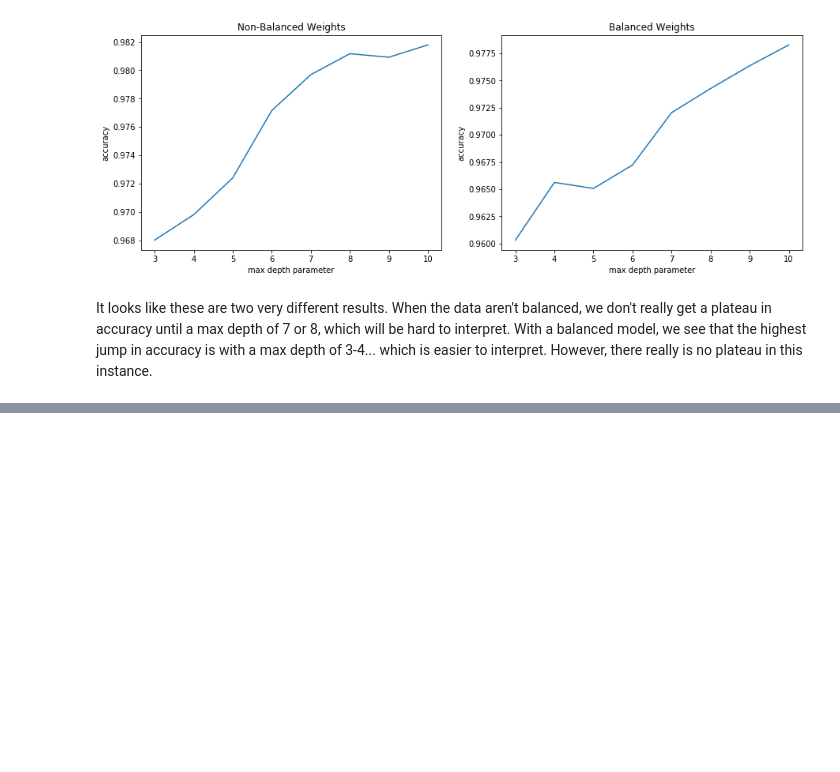
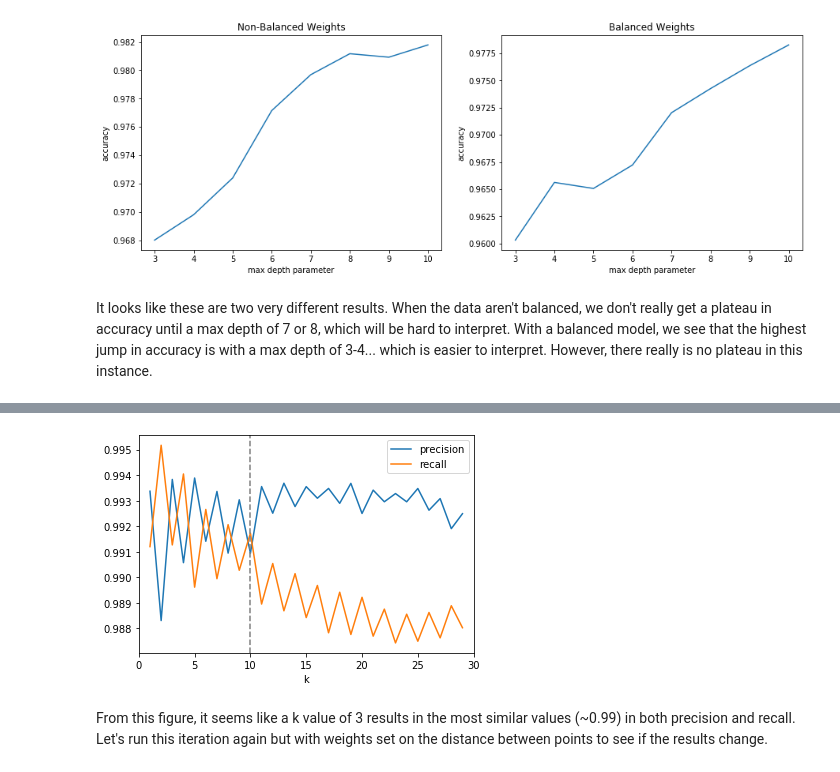
Before and after one commit to echelleburns/SpringBoard-Capstone1, a Jupyter notebook: Machine_Learning/Machine_Learning.ipynb, the cells around one changed output, grey strips where cells are left out. Saved outputs shown, nothing was run; the diff lists cells and outputs as text; code cells hidden in the pictures; blank space fills up the shorter version.

```diff
--- a/Machine_Learning/Machine_Learning.ipynb
+++ b/Machine_Learning/Machine_Learning.ipynb
@@ -228,5 +287,6 @@ gb = GradientBoostingClassifier()
     # set classifier
 clf = GridSearchCV(gb, parameters, cv=5)
     # run grid search with a fold of 5
-clf.fit(X, y.values.ravel()) # fit to the data
+clf.fit(X_train, y_train) # fit to the data
+print(clf.best_params_) # get the best parameters
 # %% [output]
@@ -256,0 +316,18 @@ Above suggests that we should use a learning rate of 0.075, a max depth of 3 and
+# %%
+# Grid Search for SGDC
+parameters = {'penalty':('l2', 'l1', 'elasticnet'),
+              'alpha':[0.0001, 0.001, 0.01],
+              'l1_ratio': [0, 0.15, 0.5, 0.75, 1],
+              'max_iter':[100, 1000, 1500],
+              'learning_rate': ('constant', 'optimal', 'invscaling', 'adaptive'),
+              'power_t': [0.1, 0.5, 0.9],
+              'eta0': [0.075, 0.1, 0.25, 0.5, 0.75],
+              'class_weight': ('balanced', None)
+             }
+    # Set parameters
+sgd = SGDClassifier()
+    # set classifier
+clf = GridSearchCV(sgd, parameters, cv=5)
+    # run grid search with a fold of 5
+clf.fit(X_train, y_train) # fit to the data
+print(clf.best_params_) # get the best parameters
@@ -256,0 +342,25 @@ Above suggests that we should use a learning rate of 0.075, a max depth of 3 and
+# %%
+k_range = range(1,30) # set k range
+
+scores = pd.DataFrame() # create dataset to save later
+for k in k_range: # for each k
+    knn = KNeighborsClassifier(n_neighbors=k) # plug it into the classifier
+    knn.fit(X_train, y_train) # train the data
+    y_test_pred = knn.predict(X_test) # test the data
+
+    temp_df = pd.DataFrame({'k': k,'precision': precision_recall_calc(y_test, y_test_pred)[0] ,
+                            'recall': precision_recall_calc(y_test, y_test_pred)[1]}, index=[0])
+        # save the results
+    scores = scores.append(temp_df)
+        # add to running dataframe
+# %%
+# Plot it
+scores.plot('k', ['precision', 'recall'], legend=True) # plot both
+plt.axvline(10, color='gray', linestyle='dashed') # where the highest two
+    # values may lie
+plt.xlim(0,30) # set limits
+plt.show() # show plot
+# %% [output]
+[figure, added]
+# %% [markdown]
+From this figure, it seems like a k value of 3 results in the most similar values (~0.99) in both precision and recall. Let's run this iteration again but with weights set on the distance between points to see if the results change.
```
Also changed, not shown: parts of 44 cells of this notebook.
